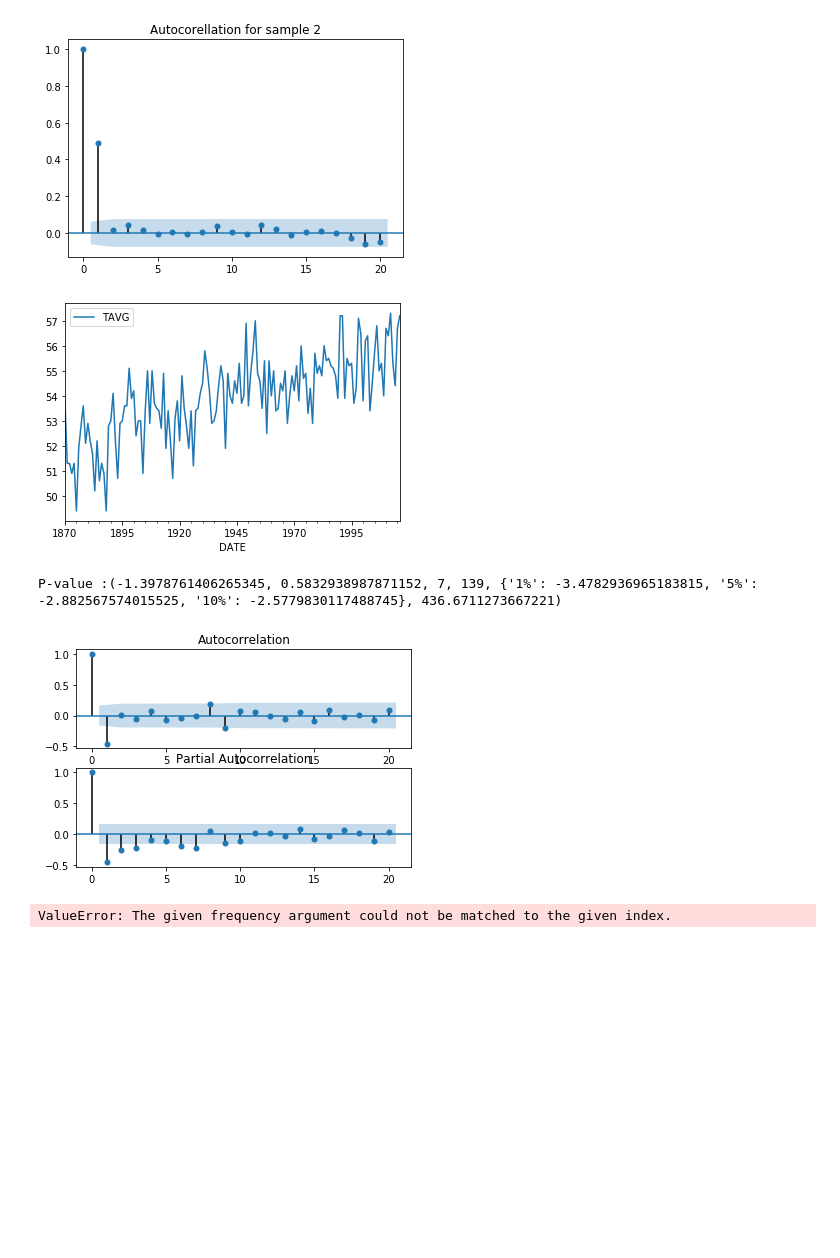
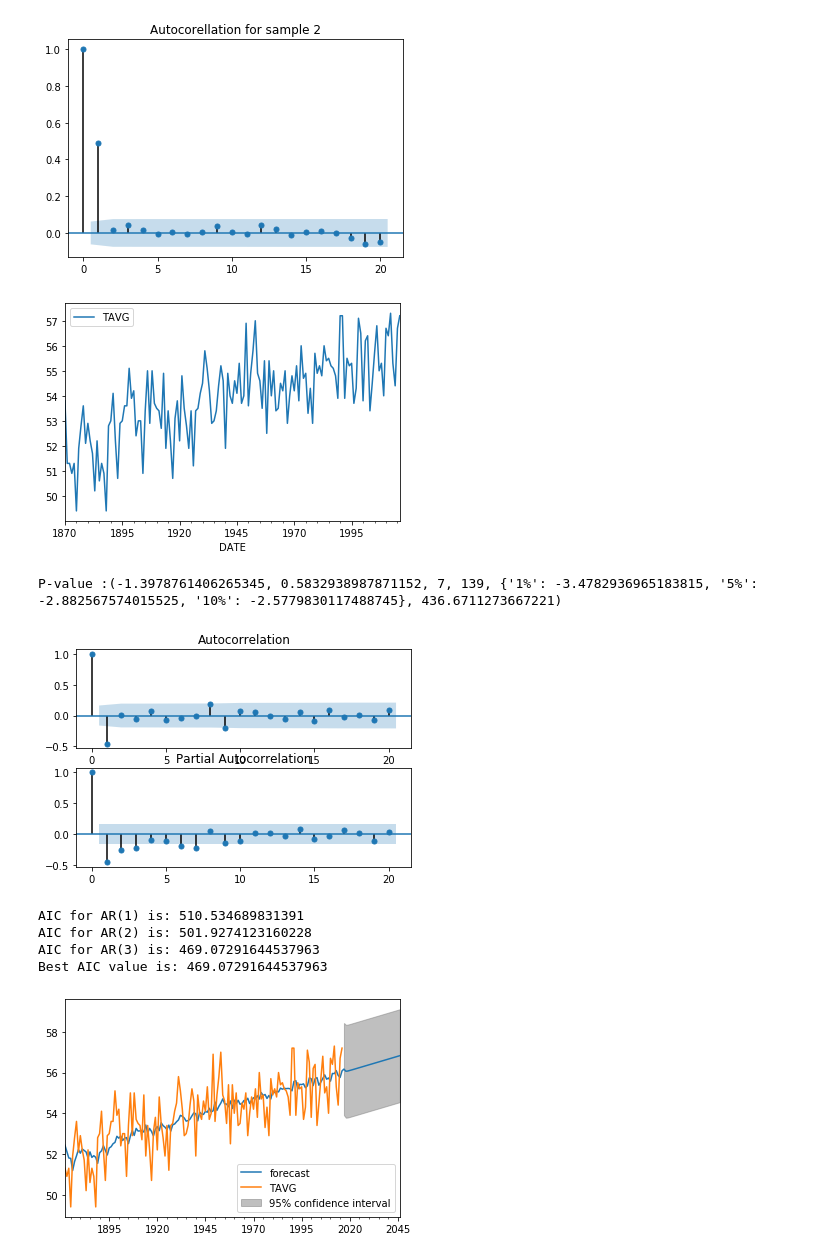
Before and after one commit to RaRhAeu/Time-Series-Analysis, a Jupyter notebook: TSA_snippets.ipynb, the cells around one changed output. Drawn from its saved outputs; the diff is of its cells as text; code cells hidden in the pictures; blank space fills up the shorter version.

```diff
--- a/TSA_snippets.ipynb
+++ b/TSA_snippets.ipynb
@@ -201,34 +201,38 @@ fig, axes = plt.subplots(2, 1)
 plot_acf(chg, lags=20, ax=axes[0])
 # Plot the PACF
 plot_pacf(chg, lags=20, ax=axes[1])
 plt.show()
 
 # Choosing the best models
-mod_ar1 = ARMA(chg, order=(1,0), freq='A')
+mod_ar1 = ARMA(chg, order=(1,0))
 res_ar1 = mod_ar1.fit()
 print(f"AIC for AR(1) is: {res_ar1.aic}")
 
-mod_ar2 = ARMA(chg, order=(2,0), freq='A')
+mod_ar2 = ARMA(chg, order=(2,0))
 res_ar2 = mod_ar2.fit()
 print(f"AIC for AR(2) is: {res_ar2.aic}")
 
-mod_arma11 = ARMA(chg, order=(1,1), freq='A')
+mod_arma11 = ARMA(chg, order=(1,1))
 res_arma11 = mod_arma11.fit()
 print(f"AIC for AR(3) is: {res_arma11.aic}")
 
 # choose minimal AIC value:
 bm = min(res_ar1.aic, res_ar2.aic, res_arma11.aic)
 print(f"Best AIC value is: {bm}")
 
 # fit the best model
 mod = ARIMA(df, order=(1,1,1))
 res = mod.fit()
 
 # Plot the original series and forecast
 res.plot_predict(start='1872-01-01', end='2046-01-01')
 plt.show()
 # %% [output]
 [figure]
 P-value :(-1.3978761406265345, 0.5832938987871152, 7, 139, {'1%': -3.4782936965183815, '5%': -2.882567574015525, '10%': -2.5779830117488745}, 436.6711273667221)
 [figure]
-ValueError: The given frequency argument could not be matched to the given index.
+AIC for AR(1) is: 510.534689831391
+AIC for AR(2) is: 501.9274123160228
+AIC for AR(3) is: 469.07291644537963
+Best AIC value is: 469.07291644537963
+[figure, added]
```
